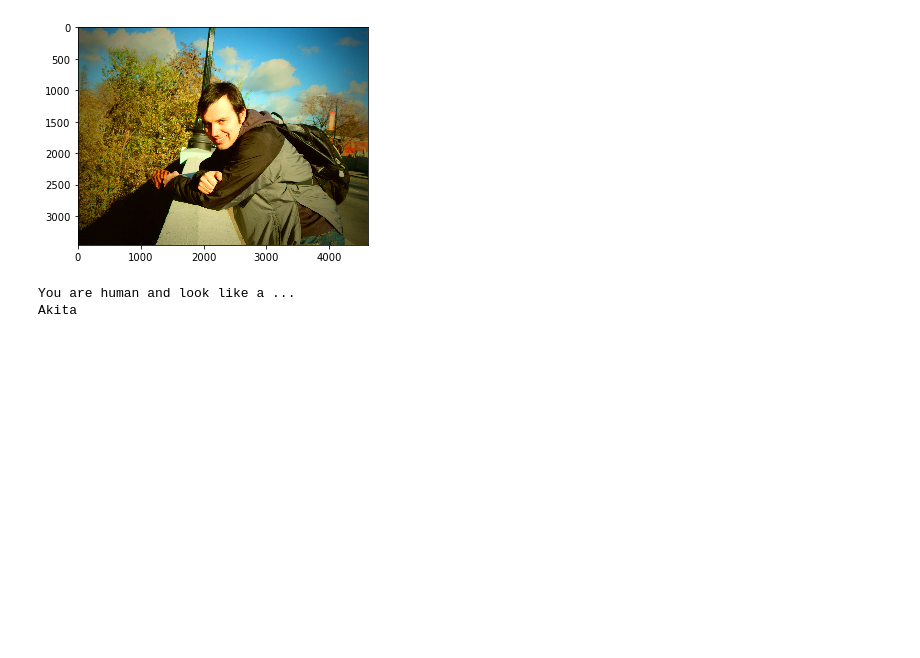
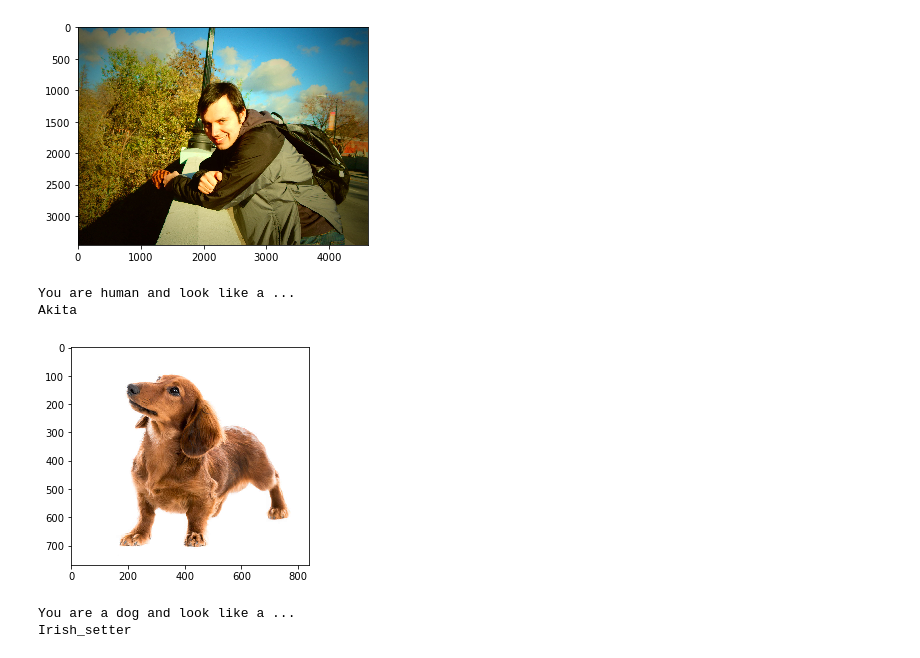
Before and after one commit to baroquerock/udacity_ml, a Jupyter notebook: dog_project/dog_app.ipynb, the cells around one changed output. Cells and saved outputs as stored; diff of their text form; code cells hidden in the pictures; blank space fills up the shorter version.

```diff
--- a/dog_project/dog_app.ipynb
+++ b/dog_project/dog_app.ipynb
@@ -781,3 +781,9 @@ whoAmI('final_test/andrii2.jpg')
 [figure]
 You are human and look like a ...
 Akita
+# %%
+whoAmI('final_test/dachshund.jpg')
+# %% [output]
+[figure, added]
+You are a dog and look like a ...
+Irish_setter
```
Also changed, not shown: parts of 7 cells of this notebook, 1 other file.
